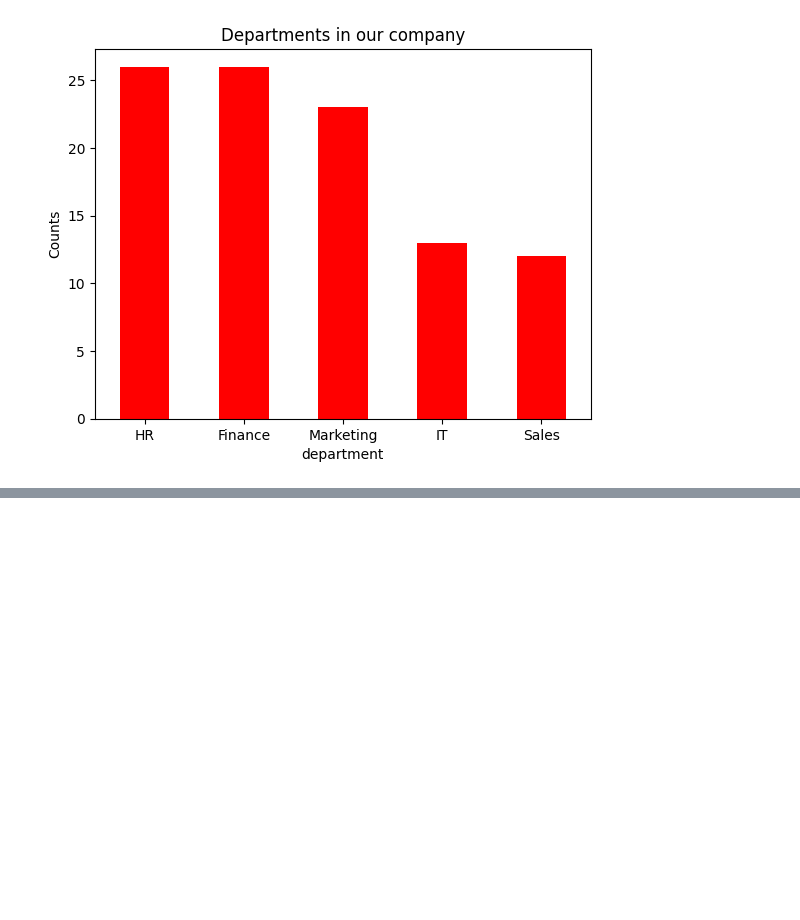
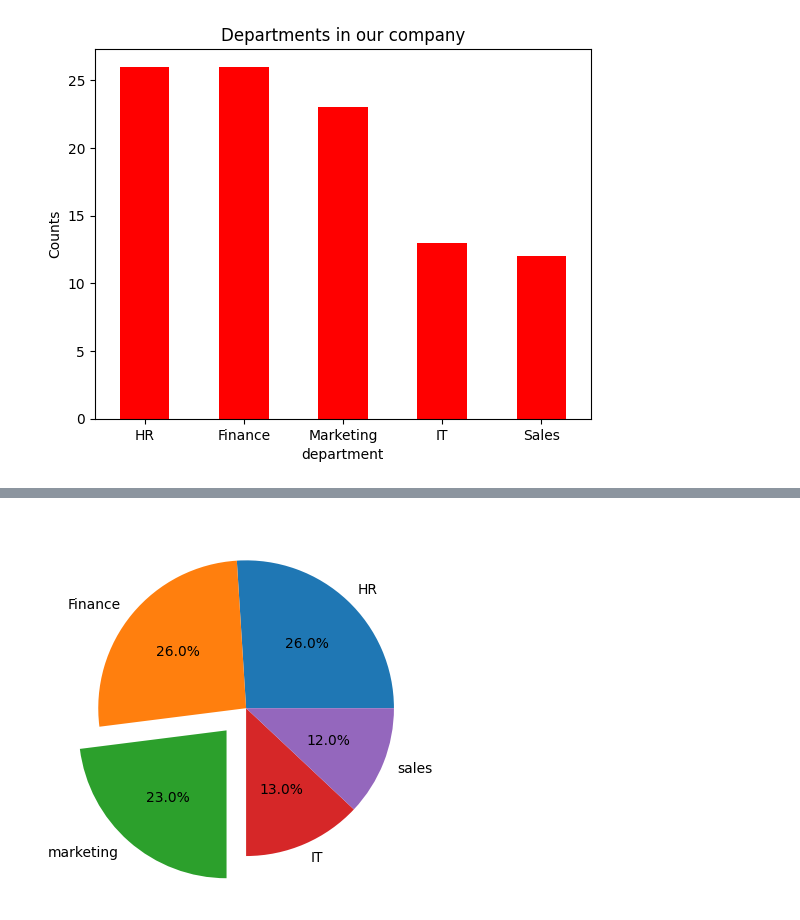
Before and after one commit to rupeshbashyal/Data-analysis, a Jupyter notebook: Matplot/matplot_seaborn.ipynb, the cells around one changed output, grey strips where cells are left out. Saved outputs shown, nothing was run; the diff lists cells and outputs as text; code cells hidden in the pictures; blank space fills up the shorter version.

```diff
--- a/Matplot/matplot_seaborn.ipynb
+++ b/Matplot/matplot_seaborn.ipynb
@@ -133,0 +150,7 @@ Name: count, dtype: int64
+# %%
+ptl.pie(data.department.value_counts(),autopct='%.1f%%',
+ radius=1,labels=["HR","Finance","marketing","IT","sales"],explode=[0,0,0.2,0,0])
+
+ptl.show()
+# %% [output]
+[figure, added]
```
Also changed, not shown: parts of 1 cell of this notebook.
